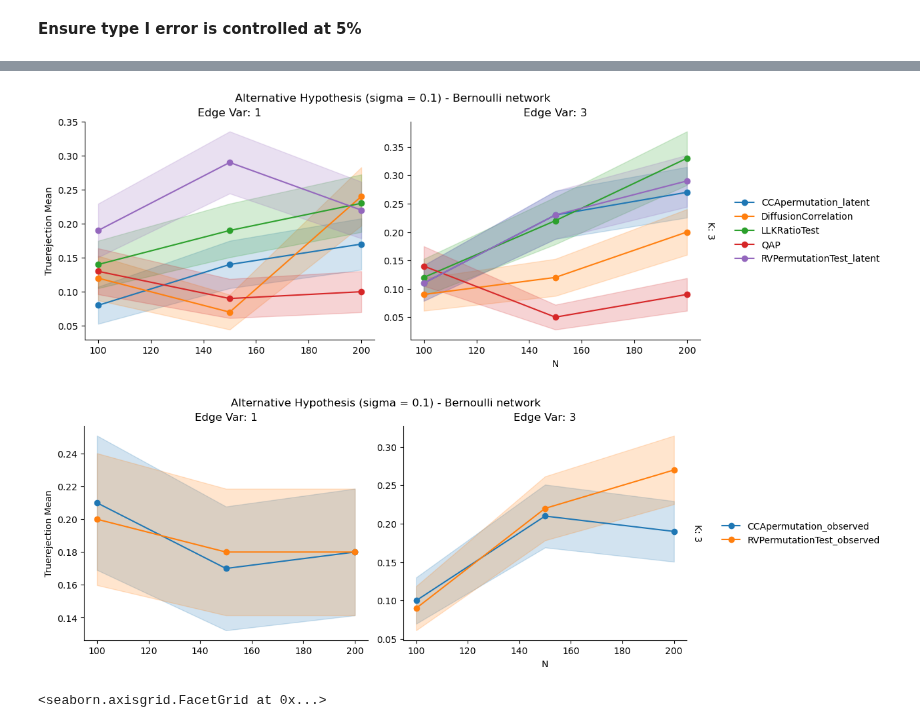
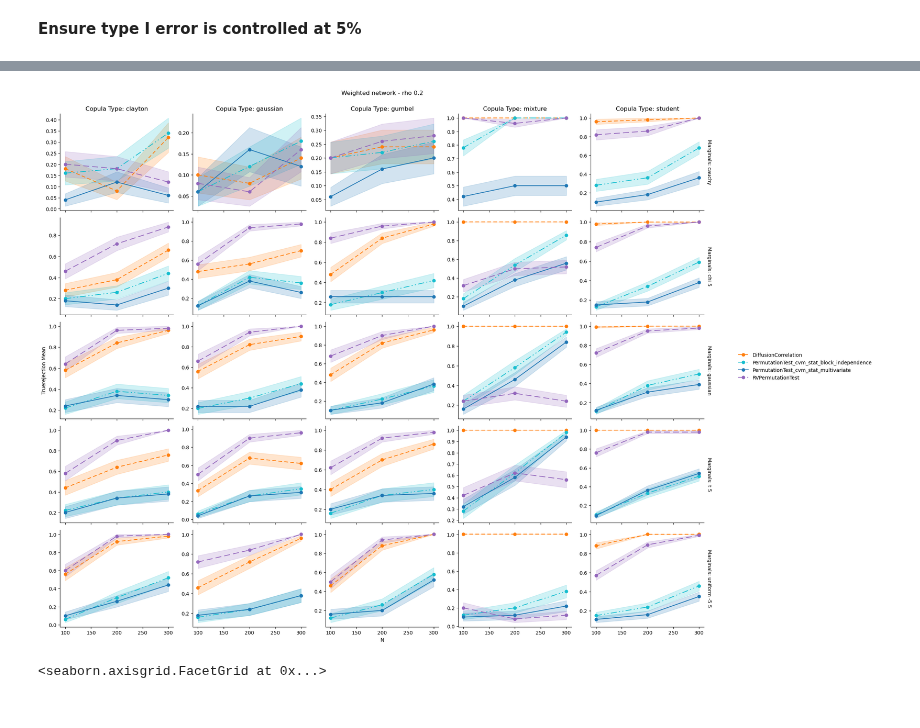
Before and after one commit to lorenzo-costa/testing-network-independence, a Jupyter notebook: results/visualise_results.ipynb, the cells around one changed output, grey strips where cells are left out. Saved outputs shown, nothing was run; the diff lists cells and outputs as text; code cells hidden in the pictures.

```diff
--- a/results/visualise_results.ipynb
+++ b/results/visualise_results.ipynb
@@ -553,33 +231,45 @@ plot_grid(
-# %%
-temp = agg_alt_01_bernoulli_gaus_margins_logistic_mle.copy()
-temp = temp[temp['n']>=100]
-
-plot_grid(
-    grouped_stats=temp[~temp['method'].isin(observed)],
-    plotting_function=plot_with_bands,
-    x_axis="n",
-    y_axis="TrueRejection_mean",
-    factors=["method", "edge_var", "k"],
-    height=4,
-    se_bands="TrueRejection_sem",
-    share_x=True,
-    share_y=False,
-    title="Alternative Hypothesis (sigma = 0.1) - Bernoulli network",
-)
-
-plot_grid(
-    grouped_stats=temp[temp['method'].isin(observed)],
-    plotting_function=plot_with_bands,
-    x_axis="n",
-    y_axis="TrueRejection_mean",
-    factors=["method", "edge_var", "k"],
-    height=4,
-    se_bands="TrueRejection_sem",
-    share_x=True,
-    share_y=False,
-    title="Alternative Hypothesis (sigma = 0.1) - Bernoulli network",
-)
-# %% [output]
-[figure, removed]
-[figure, removed]
-<seaborn.axisgrid.FacetGrid at 0x...>
+# %%
+agg_alt_02_gaussian = aggregate_results(
+    results_alt_02_gaussian,
+    y_axis="TrueRejection",
+    x_axis="n",
+    factors=["marginals", "method", "copula_type"]
+)
+agg_alt_02_bernoulli = aggregate_results(
+    results_alt_02_bernoulli,
+    y_axis="TrueRejection",
+    x_axis="n",
+    factors=["marginals", "method", "copula_type"]
+)
+
+agg_alt_02_gaussian_frob = aggregate_results(
+    results_alt_02_gaussian,
+    y_axis="TrueRejection",
+    x_axis="avg_rel_frob_x",
+    factors=["marginals", "method", "copula_type"]
+)
+
+agg_alt_02_bernoulli_frob = aggregate_results(
+    results_alt_02_bernoulli,
+    y_axis="TrueRejection",
+    x_axis="avg_rel_frob_x",
+    factors=["marginals", "method", "copula_type"]
+)
+# %%
+temp = agg_alt_02_gaussian.copy()
+
+plot_grid(
+    grouped_stats=temp,
+    plotting_function=plotting_function,
+    x_axis="n",
+    y_axis="TrueRejection_mean",
+    factors=["method", "copula_type", "marginals"],
+    height=3,
+    se_bands="TrueRejection_sem",
+    share_x=True,
+    share_y=False,
+    title="Weighted network - rho 0.2",
+)
+# %% [output]
+[figure, added]
+<seaborn.axisgrid.FacetGrid at 0x...>
```
Also changed, not shown: parts of 35 cells of this notebook, 6 other files.
